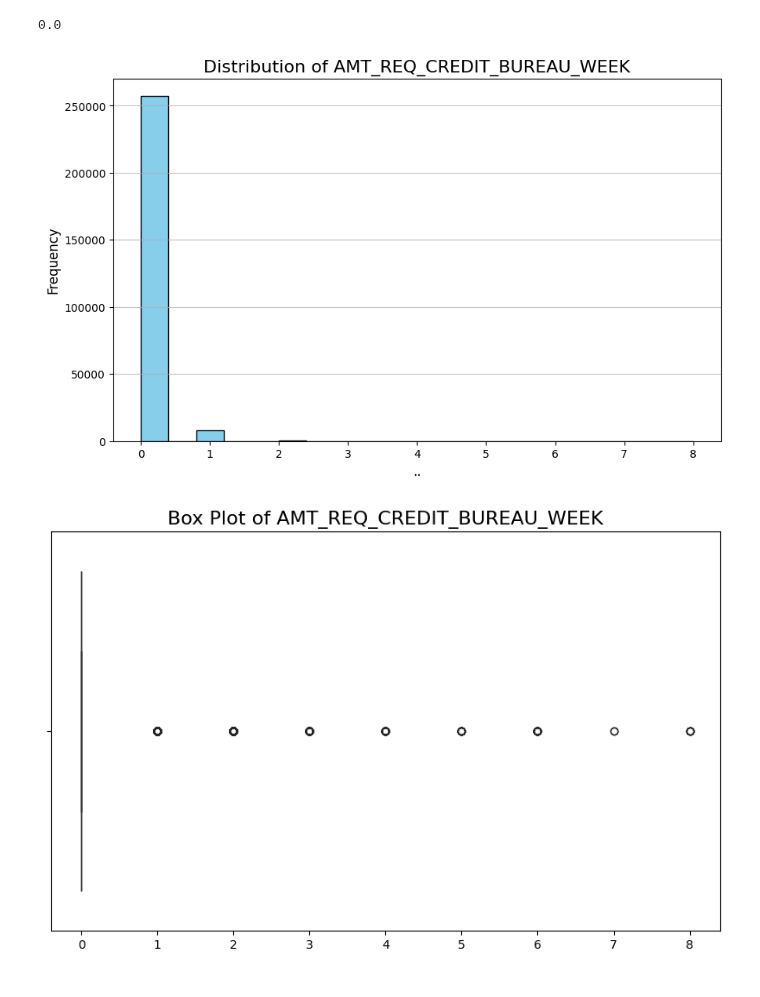
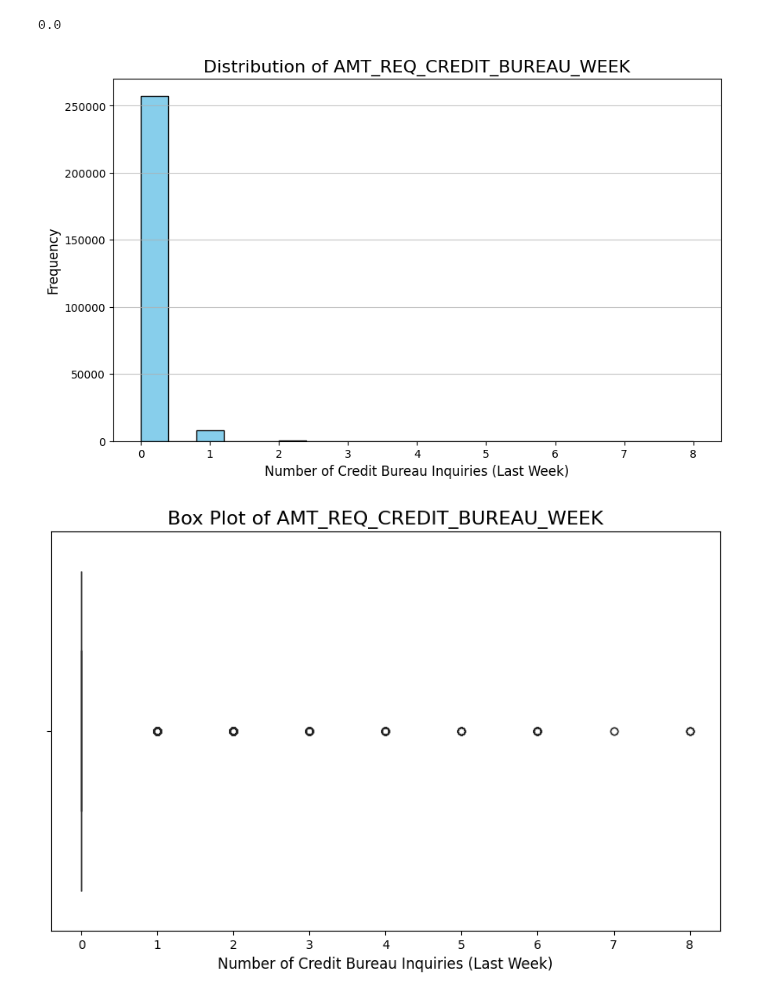
Before and after one commit to KharchenkoAnastasia/credit-default-risk-analysis, a Jupyter notebook: Home_Credit_Default_Risk.ipynb, the cells around one changed output. Cells and saved outputs as stored; diff of their text form; code cells hidden in the pictures.

Commit message:
Home_Credit_Default_Risk

```diff
--- a/Home_Credit_Default_Risk.ipynb
+++ b/Home_Credit_Default_Risk.ipynb
@@ -802,17 +811,17 @@ df['AMT_REQ_CREDIT_BUREAU_WEEK'].median()
 plt.figure(figsize=(10, 6))
 plt.hist(df['AMT_REQ_CREDIT_BUREAU_WEEK'].dropna(), bins=20, color='skyblue', edgecolor='black')
 plt.title('Distribution of AMT_REQ_CREDIT_BUREAU_WEEK', fontsize=16)
-plt.xlabel('..', fontsize=12)
+plt.xlabel('Number of Credit Bureau Inquiries (Last Week)', fontsize=12)
 plt.ylabel('Frequency', fontsize=12)
 plt.grid(axis='y', alpha=0.75)
 plt.show()
 # %% [output]
-[figure, old version]
+[figure, new version]
 # %%
 plt.figure(figsize=(10, 6))
 sns.boxplot(x=df['AMT_REQ_CREDIT_BUREAU_WEEK'], color='green')
 plt.title('Box Plot of AMT_REQ_CREDIT_BUREAU_WEEK', fontsize=16)
-plt.xlabel('', fontsize=12)
+plt.xlabel('Number of Credit Bureau Inquiries (Last Week)', fontsize=12)
 plt.show()
 # %% [output]
-[figure, old version]
+[figure, new version]
```
Also changed, not shown: parts of 4 cells of this notebook.
